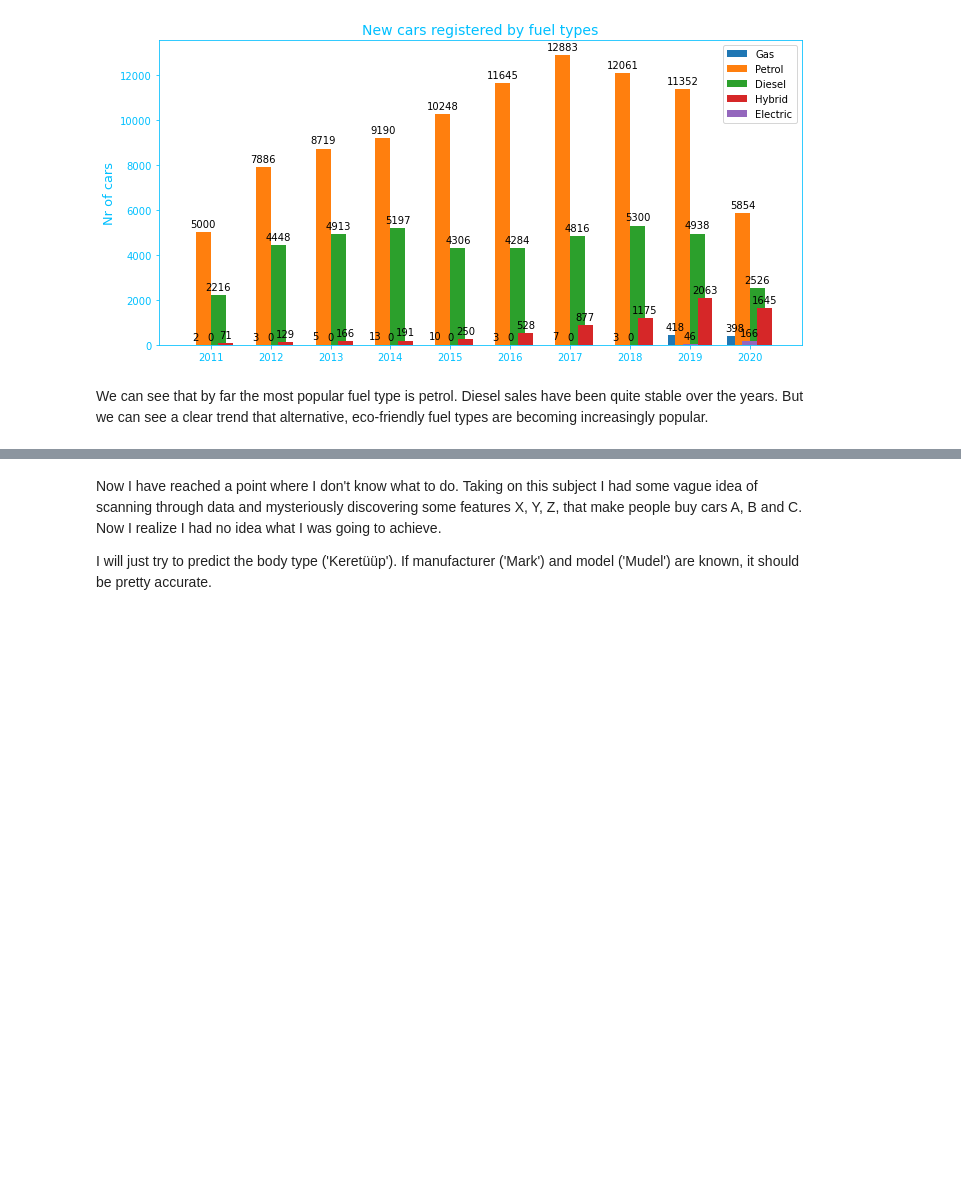
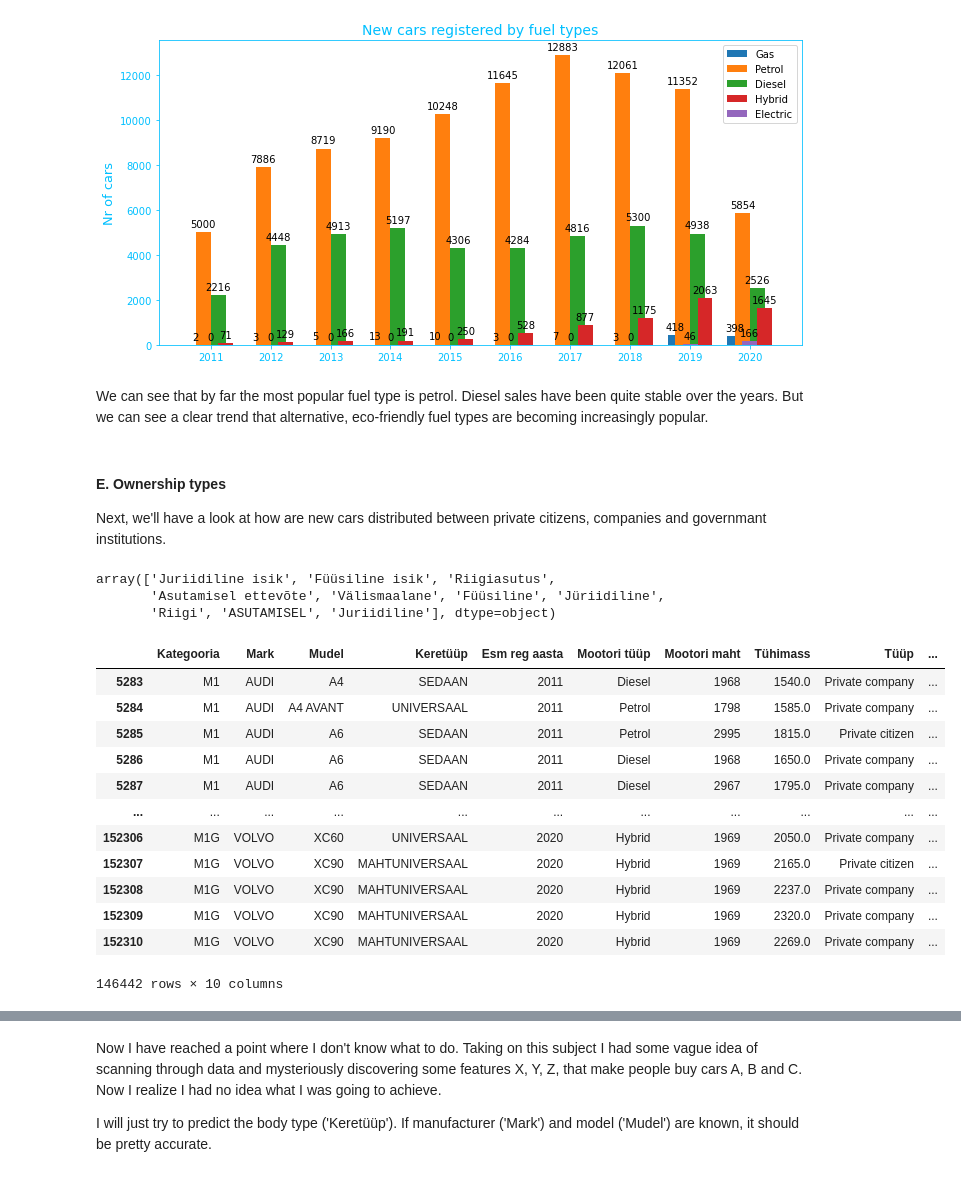
Before and after one commit to SilverKolde/IDS2020-group-project, a Jupyter notebook: Data/Task2.ipynb, the cells around one changed output, grey strips where cells are left out. Drawn from its saved outputs; the diff is of its cells as text; code cells hidden in the pictures; blank space fills up the shorter version.

```diff
--- a/Data/Task2.ipynb
+++ b/Data/Task2.ipynb
@@ -304,3 +298,38 @@ plt.show()
 [figure]
 # %% [markdown]
 We can see that by far the most popular fuel type is petrol. Diesel sales have been quite stable over the years. But we can see a clear trend that alternative, eco-friendly fuel types are becoming increasingly popular.
+# %% [markdown]
+#### E. Ownership types
+Next, we'll have a look at how are new cars distributed between private citizens, companies and governmant institutions.
+# %%
+data.Tüüp.unique() # Still a little bit of cleaning to do
+# %% [output]
+array(['Juriidiline isik', 'Füüsiline isik', 'Riigiasutus',
+       'Asutamisel ettevõte', 'Välismaalane', 'Füüsiline', 'Jüriidiline',
+       'Riigi', 'ASUTAMISEL', 'Juriidiline'], dtype=object)
+# %%
+data = data.replace('Jüriidiline', 'Private company')
+data = data.replace('Juriidiline', 'Private company')
+data = data.replace('Juriidiline isik', 'Private company')
+data = data.replace('Asutamisel ettevõte', 'Private company')
+data = data.replace('ASUTAMISEL', 'Private company')
+data = data.replace('Füüsiline', 'Private citizen')
+data = data.replace('Füüsiline isik', 'Private citizen')
+data = data.replace('Välismaalane', 'Private citizen')
+data = data.replace('Riigi', 'State institution')
+data = data.replace('Riigiasutus', 'State institution')
+data
+# %% [output]
+|  | Kategooria | Mark | Mudel | Keretüüp | Esm reg aasta | Mootori tüüp | Mootori maht | Tühimass | Tüüp | ... |
+| 5283 | M1 | AUDI | A4 | SEDAAN | 2011 | Diesel | 1968 | 1540.0 | Private company | ... |
+| 5284 | M1 | AUDI | A4 AVANT | UNIVERSAAL | 2011 | Petrol | 1798 | 1585.0 | Private company | ... |
+| 5285 | M1 | AUDI | A6 | SEDAAN | 2011 | Petrol | 2995 | 1815.0 | Private citizen | ... |
+| 5286 | M1 | AUDI | A6 | SEDAAN | 2011 | Diesel | 1968 | 1650.0 | Private company | ... |
+| 5287 | M1 | AUDI | A6 | SEDAAN | 2011 | Diesel | 2967 | 1795.0 | Private company | ... |
+| ... | ... | ... | ... | ... | ... | ... | ... | ... | ... | ... |
+| 152306 | M1G | VOLVO | XC60 | UNIVERSAAL | 2020 | Hybrid | 1969 | 2050.0 | Private company | ... |
+| 152307 | M1G | VOLVO | XC90 | MAHTUNIVERSAAL | 2020 | Hybrid | 1969 | 2165.0 | Private citizen | ... |
+| 152308 | M1G | VOLVO | XC90 | MAHTUNIVERSAAL | 2020 | Hybrid | 1969 | 2237.0 | Private company | ... |
+| 152309 | M1G | VOLVO | XC90 | MAHTUNIVERSAAL | 2020 | Hybrid | 1969 | 2320.0 | Private company | ... |
+| 152310 | M1G | VOLVO | XC90 | MAHTUNIVERSAAL | 2020 | Hybrid | 1969 | 2269.0 | Private company | ... |
+146442 rows × 10 columns
```
Also changed, not shown: parts of 31 cells of this notebook.
